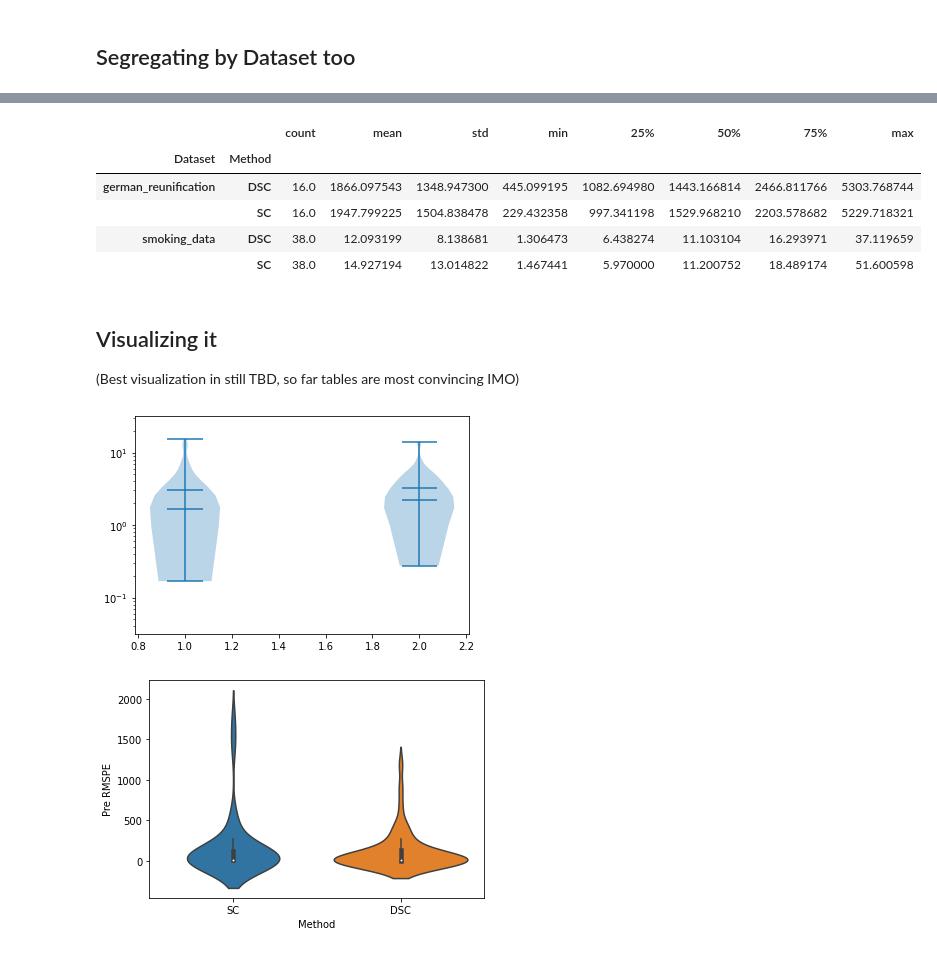
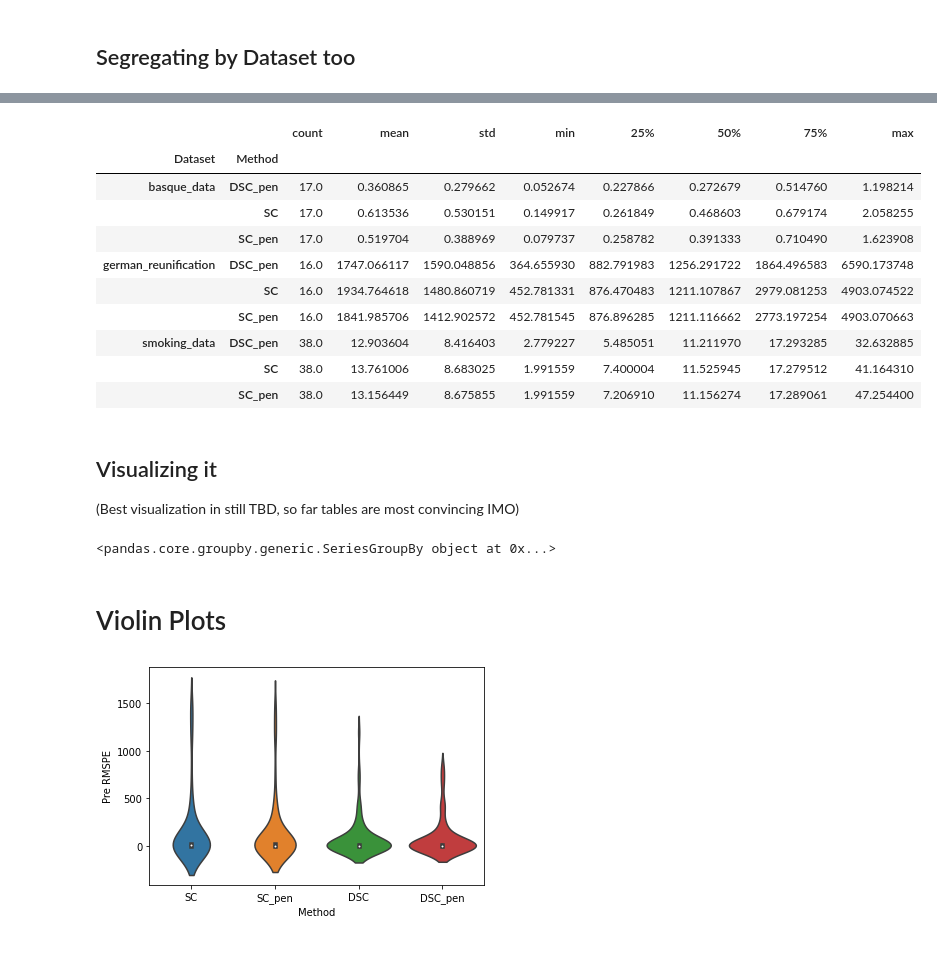
Before and after one commit to OscarEngelbrektson/Comparing_Synthetic_Control_Methods, a Jupyter notebook: Empirical evaluation using real data/Empirical Evaluation using real data.ipynb, the cells around one changed output, grey strips where cells are left out. Cells and saved outputs as stored; diff of their text form; code cells hidden in the pictures.

```diff
--- a/Empirical evaluation using real data/Empirical Evaluation using real data.ipynb
+++ b/Empirical evaluation using real data/Empirical Evaluation using real data.ipynb
@@ -83,7 +89,8 @@ storage_df = pd.DataFrame({"Dataset": [],
                               "Post RMSPE": [],
                               "Post/pre RMSPE ratio": [],
                               "W":[],
-                              "Constant":[]})
+                              "Constant":[],
+                              "Pen":[]})
 # %%
 storage_df = compare_and_save(storage_df, "smoking_data",
                  "cigsale", "state", "year", 1989, "California", 10)
@@ -91,3 +98,10 @@ storage_df = compare_and_save(storage_df, "smoking_data",
 storage_df = compare_and_save(storage_df, "german_reunification",
                  "gdp", "country", "year", 1990, "West Germany",
                  10, ["schooling", "invest60", "invest70", "invest80"])
+# %%
+storage_df = compare_and_save(storage_df, "basque_data",
+                 "gdpcap", "regionname", "year", 1990, "Basque Country (Pais Vasco)",
+                 10,['sec.agriculture', 'sec.energy',
+                   'sec.industry', 'sec.construction', 'sec.services.venta',
+                   'sec.services.nonventa', 'school.illit', 'school.prim', 'school.med',
+                   'school.high', 'school.post.high'])
@@ -94,3 +114,16 @@ storage_df = compare_and_save(storage_df, "german_reunification",
+# %%
+storage_df.drop(columns=["sparsity"], axis=1, inplace=True)
+
+def proportion_of_non_zero_weights(row):
+    '''
+    Takes weight vector of a given synthetic control
+    Returns the proportion of units assigned 0 weight
+    '''
+    W = np.round(row["W"], 5)
+    return np.count_nonzero(W)/len(W)
+
+#Compute sparsity from weights
+storage_df["Sparsity"] = storage_df.apply(proportion_of_non_zero_weights, axis=1)
 # %% [markdown]
 # Analyze Results
 
@@ -150,12 +235,17 @@ storage_df.groupby(["Dataset","Method"])["Pre RMSPE"].describe()
 # %%
-storage_df.groupby(["Dataset","Method"])["Post RMSPE"].describe()
+storage_df.loc[storage_df["Method"]!="DSC"].groupby(["Dataset","Method"])["Post RMSPE"].describe()
 # %% [output]
 |  |  | count | mean | std | min | 25% | 50% | 75% | max |
 | Dataset | Method |  |  |  |  |  |  |  |  |
-| german_reunification | DSC | 16.0 | 1866.097543 | 1348.947300 | 445.099195 | 1082.694980 | 1443.166814 | 2466.811766 | 5303.768744 |
-|  | SC | 16.0 | 1947.799225 | 1504.838478 | 229.432358 | 997.341198 | 1529.968210 | 2203.578682 | 5229.718321 |
-| smoking_data | DSC | 38.0 | 12.093199 | 8.138681 | 1.306473 | 6.438274 | 11.103104 | 16.293971 | 37.119659 |
-|  | SC | 38.0 | 14.927194 | 13.014822 | 1.467441 | 5.970000 | 11.200752 | 18.489174 | 51.600598 |
+| basque_data | DSC_pen | 17.0 | 0.360865 | 0.279662 | 0.052674 | 0.227866 | 0.272679 | 0.514760 | 1.198214 |
+|  | SC | 17.0 | 0.613536 | 0.530151 | 0.149917 | 0.261849 | 0.468603 | 0.679174 | 2.058255 |
+|  | SC_pen | 17.0 | 0.519704 | 0.388969 | 0.079737 | 0.258782 | 0.391333 | 0.710490 | 1.623908 |
+| german_reunification | DSC_pen | 16.0 | 1747.066117 | 1590.048856 | 364.655930 | 882.791983 | 1256.291722 | 1864.496583 | 6590.173748 |
+|  | SC | 16.0 | 1934.764618 | 1480.860719 | 452.781331 | 876.470483 | 1211.107867 | 2979.081253 | 4903.074522 |
+|  | SC_pen | 16.0 | 1841.985706 | 1412.902572 | 452.781545 | 876.896285 | 1211.116662 | 2773.197254 | 4903.070663 |
+| smoking_data | DSC_pen | 38.0 | 12.903604 | 8.416403 | 2.779227 | 5.485051 | 11.211970 | 17.293285 | 32.632885 |
+|  | SC | 38.0 | 13.761006 | 8.683025 | 1.991559 | 7.400004 | 11.525945 | 17.279512 | 41.164310 |
+|  | SC_pen | 38.0 | 13.156449 | 8.675855 | 1.991559 | 7.206910 | 11.156274 | 17.289061 | 47.254400 |
 # %% [markdown]
 ## Visualizing it
 
@@ -164,21 +254,15 @@ storage_df.groupby(["Dataset","Method"])["Post RMSPE"].describe()
 #Make seperate DFs
 sc_df = storage_df.loc[storage_df["Method"]=="SC"]
 dsc_df = storage_df.loc[storage_df["Method"]=="DSC"]
+sc_pen_df = storage_df.loc[storage_df["Method"]=="SC_pen"]
+dsc_pen_df = storage_df.loc[storage_df["Method"]=="DSC_pen"]
+# %% [output]
+<pandas.core.groupby.generic.SeriesGroupBy object at 0x...>
-# %%
-import seaborn as sns
-
-data = [, storage_df.loc[storage_df["Method"]=="DSC"]["Post/pre RMSPE ratio"]]
-
-plt.violinplot(data, [1, 2], points=20, widths=0.3,
-                      showmeans=True, showextrema=True, showmedians=True)
-plt.yscale('log')
-plt.ylim(10**(-1.5), 10**1.5)
-plt.show()
-# %% [output]
-[figure, removed]
+# %% [markdown]
+# Violin Plots
 # %%
-sns.violinplot(x='Method', y='Pre RMSPE', data=storage_df, order=[ "SC", "DSC"])
+sns.violinplot(x='Method', y='Pre RMSPE', data=storage_df, order=[ "SC", "SC_pen", "DSC", "DSC_pen"])
 plt.show()
 # %% [output]
-[figure, old version]
+[figure, new version]
 # %%
```
Also changed, not shown: parts of 20 cells of this notebook.
